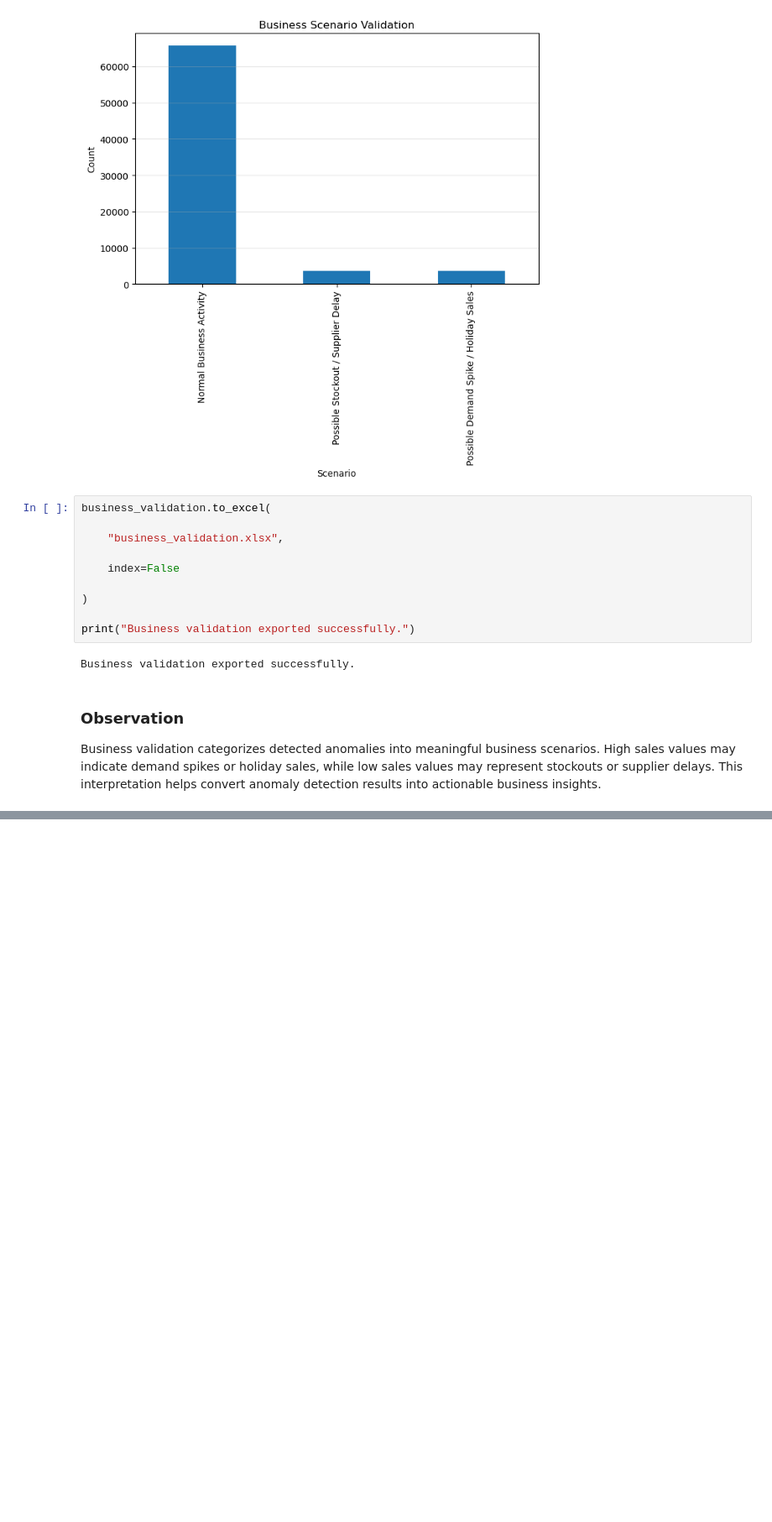
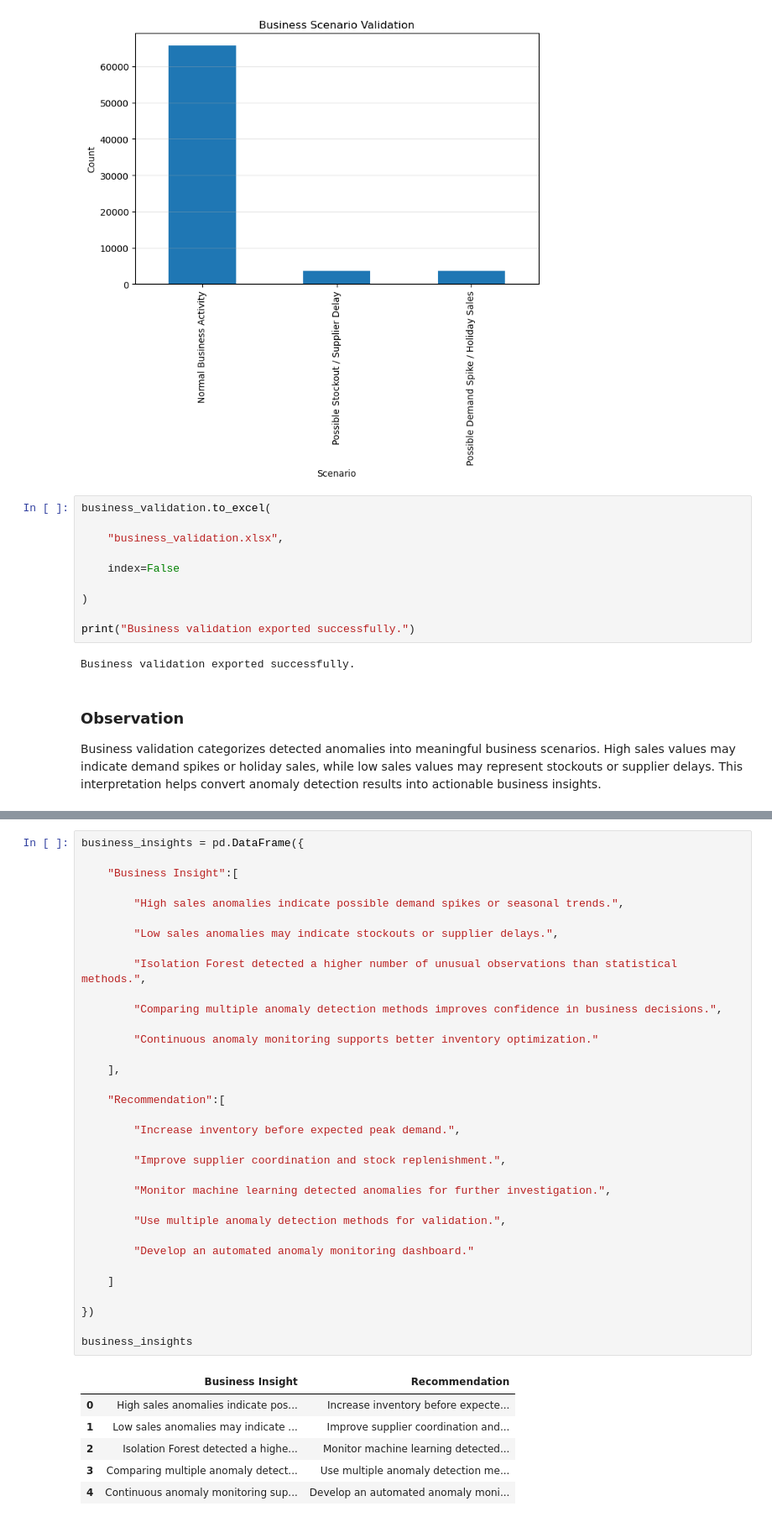
Before and after one commit to dharani-malla/Supply-Chain-Analytics-Demand-Forecasting-Anamoly-Detection, a Jupyter notebook: Week2_Visualization_Validation_Business_Analysis.ipynb, the cells around one changed output, grey strips where cells are left out. Shown at 84% size. Saved outputs shown, nothing was run; the diff lists cells and outputs as text; blank space fills up the shorter version.

```diff
--- a/Week2_Visualization_Validation_Business_Analysis.ipynb
+++ b/Week2_Visualization_Validation_Business_Analysis.ipynb
@@ -392,0 +397,41 @@ Business validation categorizes detected anomalies into meaningful business scen
+# %%
+business_insights = pd.DataFrame({
+
+    "Business Insight":[
+
+        "High sales anomalies indicate possible demand spikes or seasonal trends.",
+
+        "Low sales anomalies may indicate stockouts or supplier delays.",
+
+        "Isolation Forest detected a higher number of unusual observations than statistical methods.",
+
+        "Comparing multiple anomaly detection methods improves confidence in business decisions.",
+
+        "Continuous anomaly monitoring supports better inventory optimization."
+
+    ],
+
+    "Recommendation":[
+
+        "Increase inventory before expected peak demand.",
+
+        "Improve supplier coordination and stock replenishment.",
+
+        "Monitor machine learning detected anomalies for further investigation.",
+
+        "Use multiple anomaly detection methods for validation.",
+
+        "Develop an automated anomaly monitoring dashboard."
+
+    ]
+
+})
+
+business_insights
+# %% [output]
+|  | Business Insight | Recommendation |
+| 0 | High sales anomalies indicate pos... | Increase inventory before expecte... |
+| 1 | Low sales anomalies may indicate ... | Improve supplier coordination and... |
+| 2 | Isolation Forest detected a highe... | Monitor machine learning detected... |
+| 3 | Comparing multiple anomaly detect... | Use multiple anomaly detection me... |
+| 4 | Continuous anomaly monitoring sup... | Develop an automated anomaly moni... |
```
Also changed, not shown: parts of 5 cells of this notebook, 1 other file.
